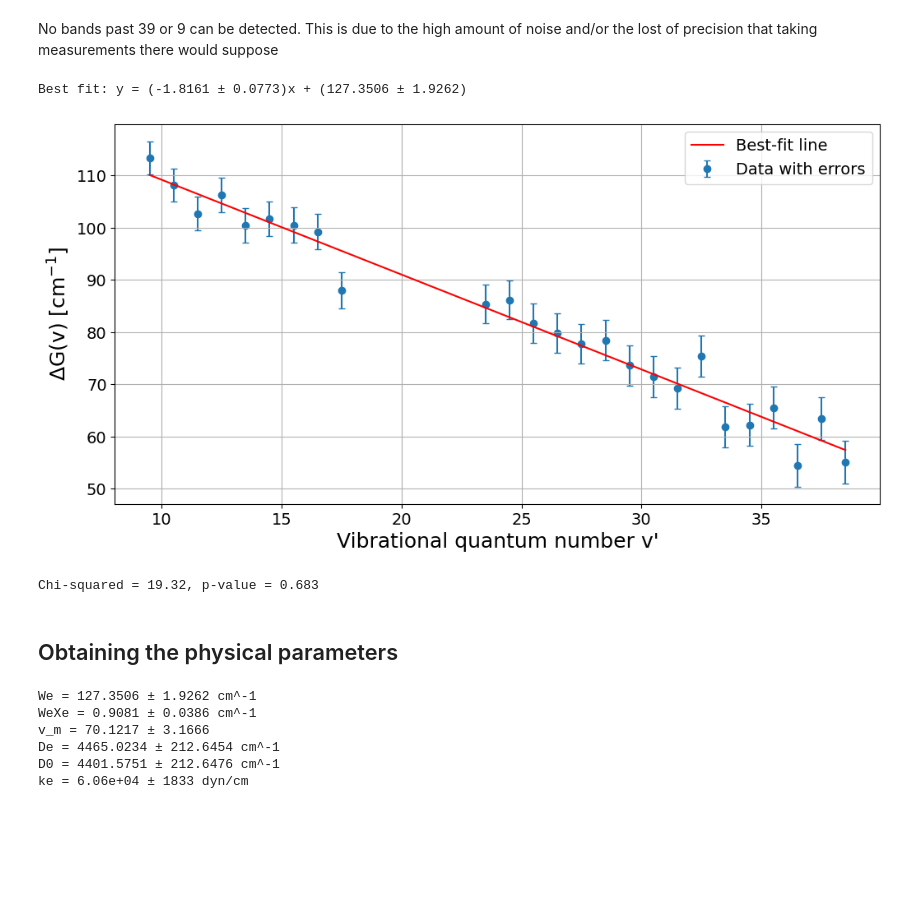
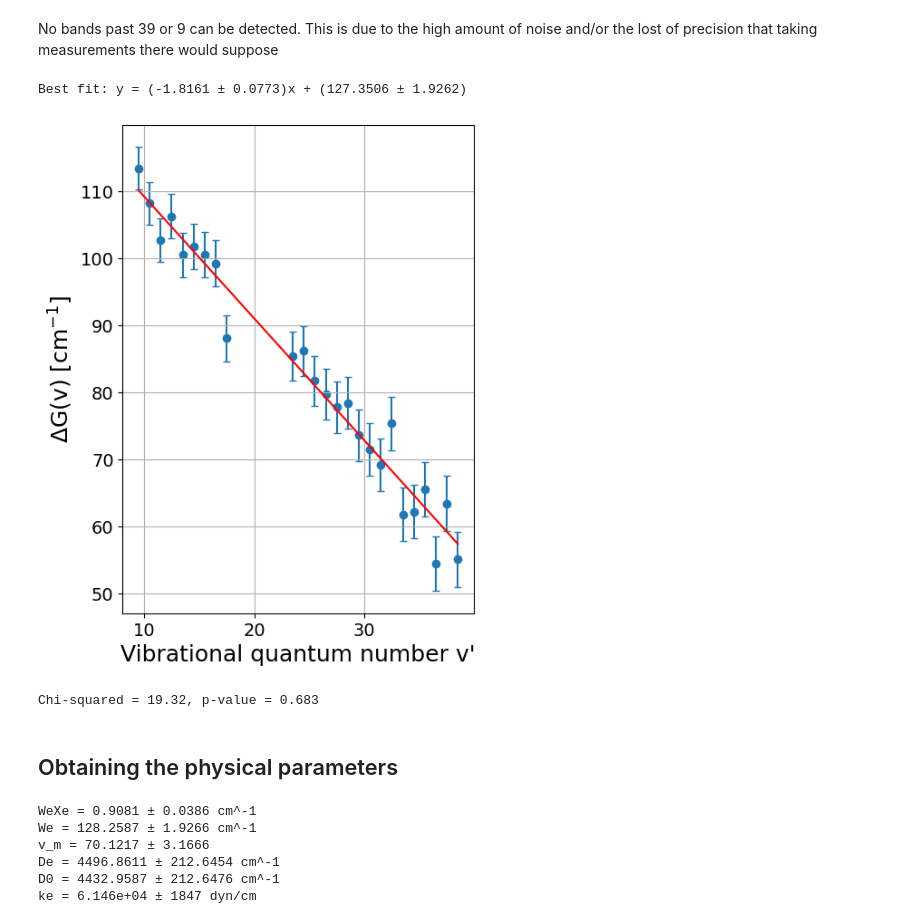
Before and after one commit to javirgv/Iodinic-Spectrometer-Experiment, a Jupyter notebook: JaviRoca_IodineSpectrometer.ipynb, the cells around one changed output. Cells and saved outputs as stored; diff of their text form; code cells hidden in the pictures; blank space fills up the shorter version.

```diff
--- a/JaviRoca_IodineSpectrometer.ipynb
+++ b/JaviRoca_IodineSpectrometer.ipynb
@@ -168,6 +168,8 @@ def chi_squared(measured, expected, measured_err, n_params):
     p_val = chi2.sf(chi_sq, dof)
     return chi_sq, p_val
 # %%
+plt.rcParams['figure.figsize'] = (5, 6)
+
 # Initialize variables to store data points of peaks
 peakses, peakses_err, wl_ths = [], [], []
 # Store and plot the data points
@@ -176,7 +178,7 @@ for ds in dataset:
     peakses_err.extend(dataset[ds]['peaks_err'])
     wl_ths.extend(dataset[ds]['wl_th'])
 
-    plt.errorbar(dataset[ds]['wl_th'], dataset[ds]['peaks'], yerr=dataset[ds]['peaks_err'], label=ds, marker ='o', ms=5, ls='None', capsize=3)
+    plt.errorbar(dataset[ds]['wl_th'], dataset[ds]['peaks'], yerr=dataset[ds]['peaks_err'], label=ds, marker ='o', ms=7, ls='None', capsize=5)
 
 # Obtain values for best fit
 popt, pcov = curve_fit(f, wl_ths, peakses, sigma=peakses_err, absolute_sigma=True)
@@ -195,11 +197,14 @@ plt.xlabel('Wavelengths (nm)')
 plt.ylabel('Counts')
 plt.legend()
 plt.grid()
+plt.savefig("calibration_line.png", dpi=300, bbox_inches='tight')
 plt.show()
 
 # Use the chi_squared function
 chi_sq, p_val = chi_squared(peakses, f(np.array(wl_ths), m, c), peakses_err, len(popt))
 print(f"Chi-squared = {chi_sq:.2f}, p-value = {p_val:.3f}")
+
+plt.rcParams['figure.figsize'] = (12,6)
 # %% [output]
 Best-fit line: -12.6549x + 8231.7026
 Uncertainties on: m = 0.1109, c = 68.6586
@@ -435,12 +443,12 @@ wl_region = wavelengths[mask]
 A_region = A[mask]
 
 # Find minima in this region
-minima, props = find_peaks(A_region, prominence=0.02, distance=8)   # Flip the sign to go from finding maxima to minima
+minima, props = find_peaks(A_region, prominence=0.02, distance=5)
 minima_pos = wl_region[minima]
 minima_depths = A_region[minima]
 
 # Plot
-plt.errorbar(wavelengths, A, xerr=wl_offset_err, yerr=A_err, ecolor='grey', marker='o', ms=0.5, linewidth=0.5, alpha=0.7, label='Data')
+plt.errorbar(wavelengths, A, xerr=wl_offset_err, yerr=A_err, ecolor='grey', marker='o', ms=0.5, linewidth=0.2, label='Data')
 plt.plot(minima_pos, minima_depths, color='r', ms=3, marker='o', linestyle='None', label='Spectral lines quantum numbers')
 [plt.text(x, y+0.01, f"v'={23+i}", rotation=90, color='grey', fontsize=8)
 for i, (x, y) in enumerate(zip(minima_pos[-17:], minima_depths[-17:]))]
@@ -464,6 +472,8 @@ minima_pos[5] = wl_region[minima[5]-4]
 # %% [markdown]
 No bands past 39 or 9 can be detected. This is due to the high amount of noise and/or the lost of precision that taking measurements there would suppose
 # %%
+plt.rcParams['figure.figsize'] = (5, 7)
+
 # Quantum numbers
 v_numbers1 = np.arange(9, 19)
 v_numbers2 = np.arange(23, 40)
@@ -484,48 +494,51 @@ differences2_err = np.sqrt(wavenumbers_err[len(v_numbers1)+1:]**2 + wavenumbers_
 
 # Join together
 v_ = np.array(v_mid1 + v_mid2)
 DG = np.array(list(differences1) + list(differences2))
 DG_err = np.array(list(differences1_err) + list(differences2_err))
 
 # Get fit parameters
 popt, pcov = curve_fit(f, v_, DG, sigma=DG_err, absolute_sigma=True)
 m_fit, c_fit = popt
 m_err, c_err = np.sqrt(np.diag(pcov))
 print(f"Best fit: y = ({m_fit:.4f} ± {m_err:.4f})x + ({c_fit:.4f} ± {c_err:.4f})")
 
 # Plot fit line
 x_fit = np.linspace(min(v_), max(v_), 200)
 y_fit = f(x_fit, m_fit, c_fit)
 plt.plot(x_fit, y_fit, 'r-', label="Best-fit line")
 
 # Plot data with error bars
 plt.errorbar(v_, DG, yerr=DG_err, fmt='o', capsize=3, label="Data with errors", zorder=0)
 
 plt.xlabel("Vibrational quantum number v'")
 plt.ylabel("ΔG(v) [cm$^{-1}$]")
-plt.legend()
+#plt.legend()
 plt.grid()
+plt.savefig("BS_plot.png", dpi=300, bbox_inches='tight')
 plt.show()
 
 # Use the chi_squared function
 chi_sq, p_val = chi_squared(DG, f(np.array(v_), m_fit, c_fit), DG_err, len(popt))
 print(f"Chi-squared = {chi_sq:.2f}, p-value = {p_val:.3f}")
+
+plt.rcParams['figure.figsize'] = (12, 6)
 # %% [output]
 Best fit: y = (-1.8161 ± 0.0773)x + (127.3506 ± 1.9262)
-[figure, old version]
+[figure, new version]
 Chi-squared = 19.32, p-value = 0.683
 # %% [markdown]
 ## Obtaining the physical parameters
 # %%
 # Graphical results
-
-We = c_fit
-We_err = c_err
-print(f"We = {We:.4f} ± {We_err:.4f} cm^-1")
 
 WeXe = -m_fit/2
 WeXe_err = m_err / 2
 print(f"WeXe = {WeXe:.4f} ± {WeXe_err:.4f} cm^-1")
+
+We = c_fit + WeXe*1   # Since We is the intercept at v=-1
+We_err = np.sqrt(c_err**2 + WeXe_err**2)
+print(f"We = {We:.4f} ± {We_err:.4f} cm^-1")
 
 v_m = -c_fit/m_fit
 v_m_err = np.sqrt( (c_err / m_fit)**2 + (c_fit * m_err / m_fit**2)**2 )
@@ -540,14 +553,14 @@ D0_err = np.sqrt(De_err**2 + (1/2*We_err)**2 + (1/4*WeXe_err)**2)
 print(f"D0 = {D0:.4f} ± {D0_err:.4f} cm^-1")
 
 mu = 1.053e-22   # g
-c = 2.998e10   # cm/s
-ke = (2*np.pi*c*We)**2 * mu
-ke_err = (2*np.pi*c)**2 * 2*We * We_err * mu
+c_speed = 2.998e10   # cm/s
+ke = (2*np.pi*c_speed*We)**2 * mu
+ke_err = (2*np.pi*c_speed)**2 * 2*We * We_err * mu
 print(f"ke = {ke:.4g} ± {ke_err:.4g} dyn/cm")
 # %% [output]
-We = 127.3506 ± 1.9262 cm^-1
 WeXe = 0.9081 ± 0.0386 cm^-1
+We = 128.2587 ± 1.9266 cm^-1
 v_m = 70.1217 ± 3.1666
-De = 4465.0234 ± 212.6454 cm^-1
-D0 = 4401.5751 ± 212.6476 cm^-1
-ke = 6.06e+04 ± 1833 dyn/cm
+De = 4496.8611 ± 212.6454 cm^-1
+D0 = 4432.9587 ± 212.6476 cm^-1
+ke = 6.146e+04 ± 1847 dyn/cm
```
Also changed, not shown: parts of 9 cells of this notebook, 3 other files.
